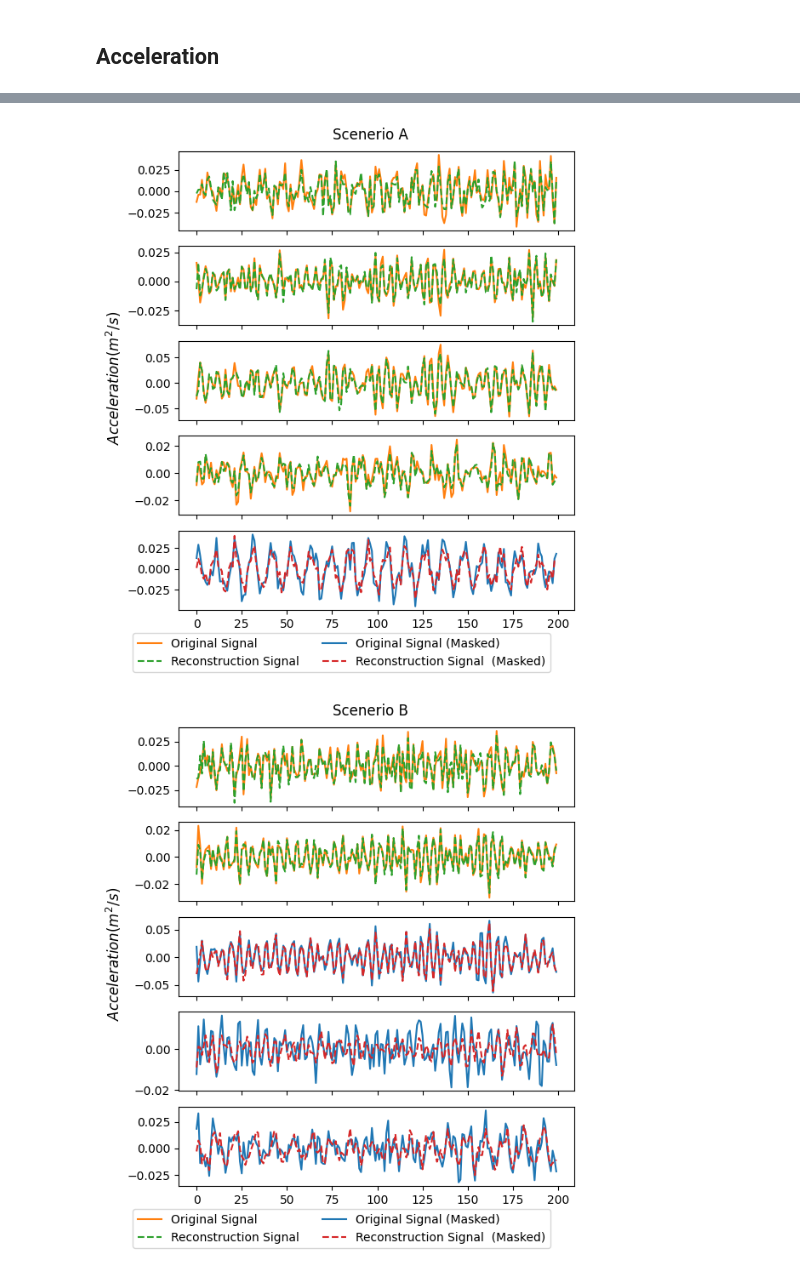
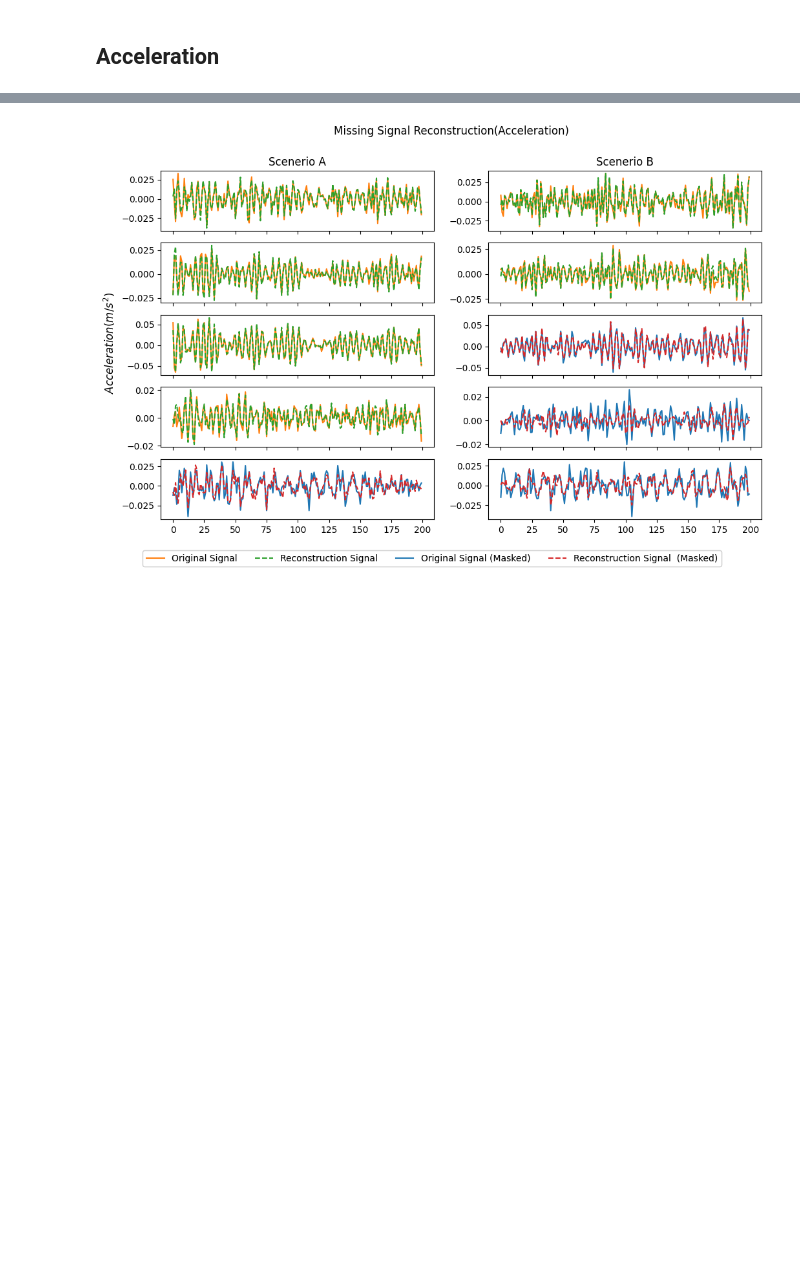
Before and after one commit to tingyan08/ICSHM2022, a Jupyter notebook: testing_reconstruction.ipynb, the cells around one changed output, grey strips where cells are left out. Saved outputs shown, nothing was run; the diff lists cells and outputs as text; code cells hidden in the pictures; blank space fills up the shorter version.

```diff
--- a/testing_reconstruction.ipynb
+++ b/testing_reconstruction.ipynb
@@ -173,4 +166,8 @@ dataset = DataReconstructionDataset(path="./Data", mode=mode)
 dataloader = DataLoader(dataset, batch_size=32, shuffle=False)
-# %%
-scratch = EncoderDecoder.load_from_checkpoint("./Logs/Reconstruction/Acceleration-EncoderDecoder/From_scratch/version_0/checkpoints/epoch=00498-val_loss=0.0020.ckpt").eval().to("cuda")
-transfer_AE = EncoderDecoder.load_from_checkpoint("./Logs/Reconstruction/Acceleration-EncoderDecoder/Transfer_AE/version_0/checkpoints/epoch=00499-val_loss=0.0029.ckpt").eval().to("cuda")
+# %%
+scratch = EncoderDecoder(source=source, transfer=False, pretrain=False).eval().to("cuda")
+scratch.load_state_dict(torch.load("./Logs/Reconstruction/Acceleration-From_Scratch/LAST/version_0/checkpoints/epoch=00457-val_loss=0.0015.ckpt")["state_dict"])
+pretrain = EncoderDecoder(source=source, transfer=False, pretrain=True).eval().to("cuda")
+pretrain.load_state_dict(torch.load("./Logs/Reconstruction/Acceleration-Pretrain/LAST/version_0/checkpoints/epoch=00041-val_loss=0.0018.ckpt")["state_dict"])
+transfer = EncoderDecoder(source=source, transfer=True, pretrain=False).eval().to("cuda")
+transfer.load_state_dict(torch.load("./Logs/Reconstruction/Acceleration-Transfer/LAST/version_0/checkpoints/epoch=00446-val_loss=0.0025.ckpt")["state_dict"])
@@ -179,15 +178,15 @@ original_signal = []
 masked_signal = []
 
 scratch_prediction = []
-AE_prediction = []
-dAE_prediction = []
-tAE_prediction = []
+pretrain_prediction = []
+transfer_prediction = []
 
 for masked_input, original_input in dataloader:
     with torch.no_grad():
         masked_input = masked_input.to("cuda")
         scratch_prediction += scratch(masked_input).unsqueeze(0)
-        AE_prediction += transfer_AE(masked_input).unsqueeze(0)
+        pretrain_prediction += pretrain(masked_input).unsqueeze(0)
+        transfer_prediction += transfer(masked_input).unsqueeze(0)
 
         original_signal += original_input.unsqueeze(0)
         masked_signal += masked_input.unsqueeze(0)
@@ -196,11 +195,13 @@ for masked_input, original_input in dataloader:
 masked_signal = torch.concat(masked_signal).cpu()
 original_signal = torch.concat(original_signal).cpu()
 scratch_prediction = torch.concat(scratch_prediction).cpu()
-AE_prediction = torch.concat(AE_prediction).cpu()
+pretrain_prediction = torch.concat(pretrain_prediction).cpu()
+transfer_prediction = torch.concat(transfer_prediction).cpu()
 # %%
 original_signal = denormalize(original_signal)
 scratch_prediction = denormalize(scratch_prediction)
-AE_prediction = denormalize(AE_prediction)
+pretrain_prediction = denormalize(pretrain_prediction)
+transfer_prediction = denormalize(transfer_prediction)
 # %%
 import torch.nn as nn
 mean_squared_error = nn.MSELoss()
@@ -230,10 +240,12 @@ NRMSE from AE: 3.56 %
 # %%
-fig, axes = plt.subplots(5, 1, figsize=(6,7), sharex=True)
-fig = visualize_masked_process_reconstructions(fig, axes, masked_signal, scratch_prediction, original_signal, "A", r"$Acceleration (m^2/s)$")
-plt.savefig("Scenerio A(accel).svg", bbox_inches="tight")
-fig, axes = plt.subplots(5, 1, figsize=(6,7), sharex=True)
-fig = visualize_masked_process_reconstructions(fig, axes, masked_signal, scratch_prediction, original_signal, "B", r"$Acceleration (m^2/s)$")
-plt.savefig("Scenerio B(accel).svg", bbox_inches="tight")
+fig, axes = plt.subplots(5, 2, figsize=(12,7), sharex=True)
+visualize_masked_process_reconstructions(fig, axes[:,0], masked_signal, pretrain_prediction, original_signal, "A", r"$Displacement (m)$")
+visualize_masked_process_reconstructions(fig, axes[:,1], masked_signal, pretrain_prediction, original_signal, "B", r"$Displacement (m)$")
+
+fig.suptitle("Missing Signal Reconstruction(Acceleration)")
+fig.supylabel(r"$Acceleration (m/s^2)$", x=0.05)
+
+plt.savefig("./pic/Missing Reconstruction(accel).svg", bbox_inches="tight")
+plt.savefig("./pic/Missing Reconstruction(accel).png", bbox_inches="tight", dpi=500)
 # %% [output]
-[figure, old version]
+[figure, new version]
-[figure, removed]
```
Also changed, not shown: parts of 13 cells of this notebook, 16 other files.
